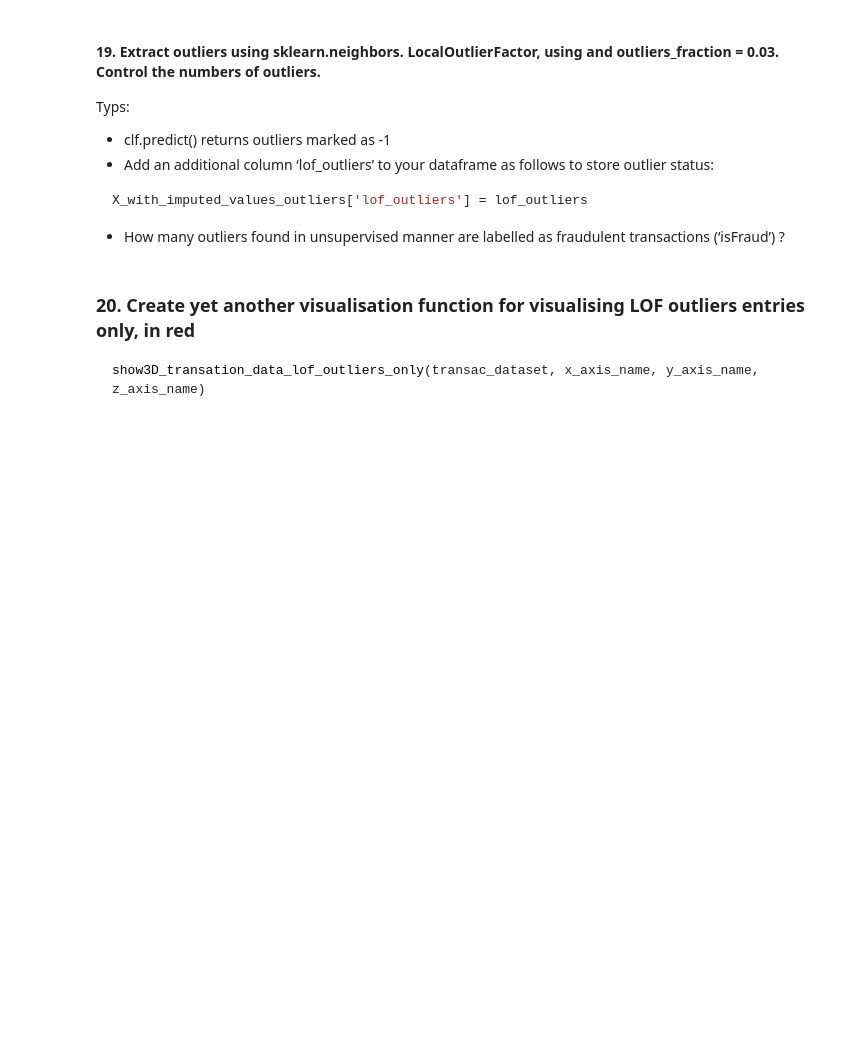
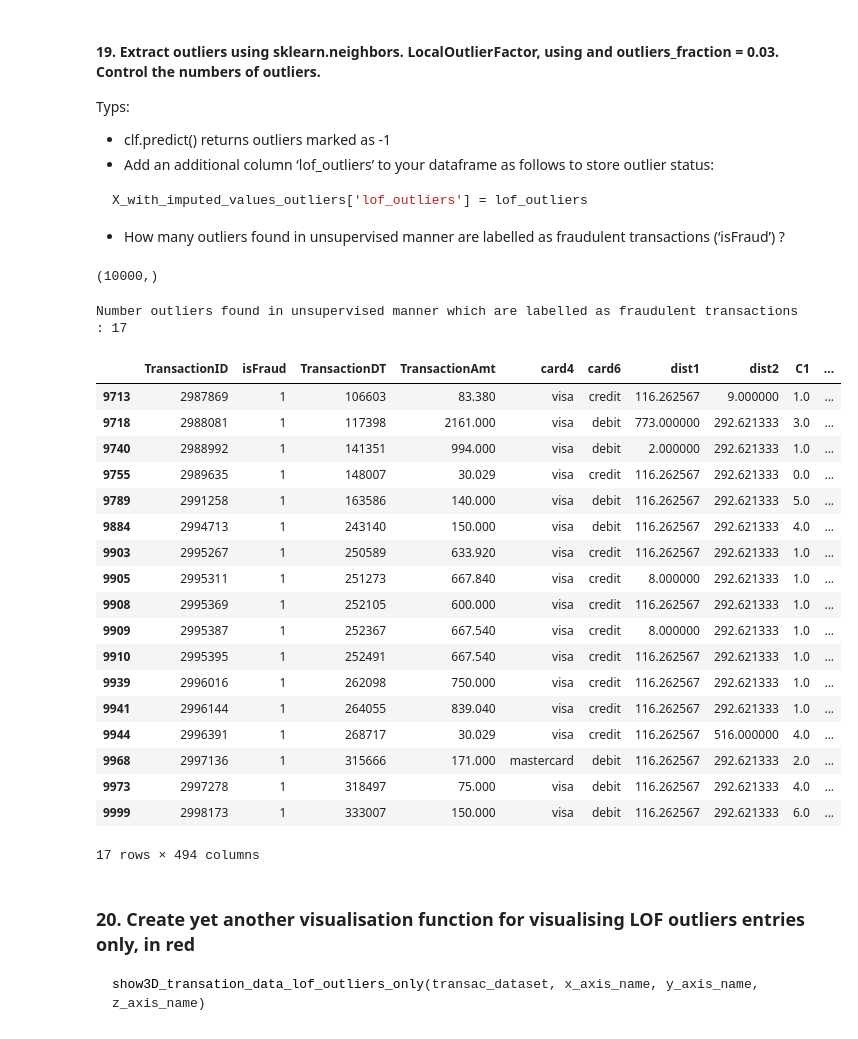
Before and after one commit to Ekliipce/Machine-Learning-for-Cybersecurite, a Jupyter notebook: anomaly_detection/cyberml-lab-session-1-anomaly-detection.ipynb, the cells around one changed output. Cells and saved outputs as stored; diff of their text form; code cells hidden in the pictures; blank space fills up the shorter version.

````diff
--- a/anomaly_detection/cyberml-lab-session-1-anomaly-detection.ipynb
+++ b/anomaly_detection/cyberml-lab-session-1-anomaly-detection.ipynb
@@ -421,6 +546,41 @@ X_with_imputed_values_outliers['lof_outliers'] = lof_outliers
 ```
 - How many outliers found in unsupervised manner are labelled as fraudulent transactions
 (‘isFraud’) ?
+# %%
+local_outlier_factor = LocalOutlierFactor(n_neighbors=20, contamination=rate_fraud)
+local_outliers = local_outlier_factor.fit_predict(transaction_df.select_dtypes(exclude=["object"]))
+
+local_outliers.shape
+# %% [output]
+(10000,)
+# %%
+transaction_df['lof_outliers'] = local_outliers
+fraud_and_outliers = transaction_df[(transaction_df['isFraud'] == True) & (transaction_df["lof_outliers"] == -1)]
+print(f"Number outliers found in unsupervised manner which are labelled as fraudulent transactions : {fraud_and_outliers.shape[0]}")
+# %% [output]
+Number outliers found in unsupervised manner which are labelled as fraudulent transactions : 17
+# %%
+fraud_and_outliers
+# %% [output]
+|  | TransactionID | isFraud | TransactionDT | TransactionAmt | card4 | card6 | dist1 | dist2 | C1 | ... |
+| 9713 | 2987869 | 1 | 106603 | 83.380 | visa | credit | 116.262567 | 9.000000 | 1.0 | ... |
+| 9718 | 2988081 | 1 | 117398 | 2161.000 | visa | debit | 773.000000 | 292.621333 | 3.0 | ... |
+| 9740 | 2988992 | 1 | 141351 | 994.000 | visa | debit | 2.000000 | 292.621333 | 1.0 | ... |
+| 9755 | 2989635 | 1 | 148007 | 30.029 | visa | credit | 116.262567 | 292.621333 | 0.0 | ... |
+| 9789 | 2991258 | 1 | 163586 | 140.000 | visa | debit | 116.262567 | 292.621333 | 5.0 | ... |
+| 9884 | 2994713 | 1 | 243140 | 150.000 | visa | debit | 116.262567 | 292.621333 | 4.0 | ... |
+| 9903 | 2995267 | 1 | 250589 | 633.920 | visa | credit | 116.262567 | 292.621333 | 1.0 | ... |
+| 9905 | 2995311 | 1 | 251273 | 667.840 | visa | credit | 8.000000 | 292.621333 | 1.0 | ... |
+| 9908 | 2995369 | 1 | 252105 | 600.000 | visa | credit | 116.262567 | 292.621333 | 1.0 | ... |
+| 9909 | 2995387 | 1 | 252367 | 667.540 | visa | credit | 8.000000 | 292.621333 | 1.0 | ... |
+| 9910 | 2995395 | 1 | 252491 | 667.540 | visa | credit | 116.262567 | 292.621333 | 1.0 | ... |
+| 9939 | 2996016 | 1 | 262098 | 750.000 | visa | credit | 116.262567 | 292.621333 | 1.0 | ... |
+| 9941 | 2996144 | 1 | 264055 | 839.040 | visa | credit | 116.262567 | 292.621333 | 1.0 | ... |
+| 9944 | 2996391 | 1 | 268717 | 30.029 | visa | credit | 116.262567 | 516.000000 | 4.0 | ... |
+| 9968 | 2997136 | 1 | 315666 | 171.000 | mastercard | debit | 116.262567 | 292.621333 | 2.0 | ... |
+| 9973 | 2997278 | 1 | 318497 | 75.000 | visa | debit | 116.262567 | 292.621333 | 4.0 | ... |
+| 9999 | 2998173 | 1 | 333007 | 150.000 | visa | debit | 116.262567 | 292.621333 | 6.0 | ... |
+17 rows × 494 columns
 # %% [markdown]
 ### 20. Create yet another visualisation function for visualising LOF outliers entries only, in red
 ```python
````
Also changed, not shown: parts of 16 cells of this notebook.
